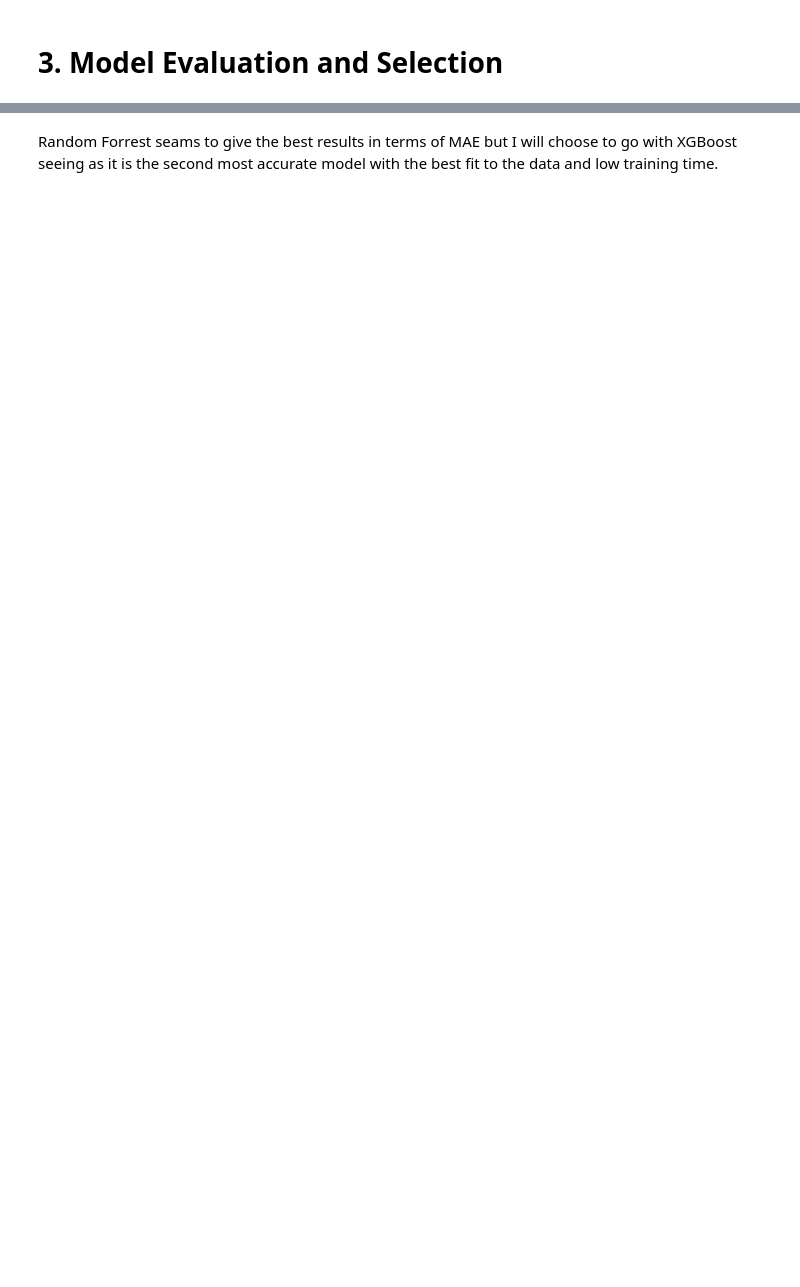
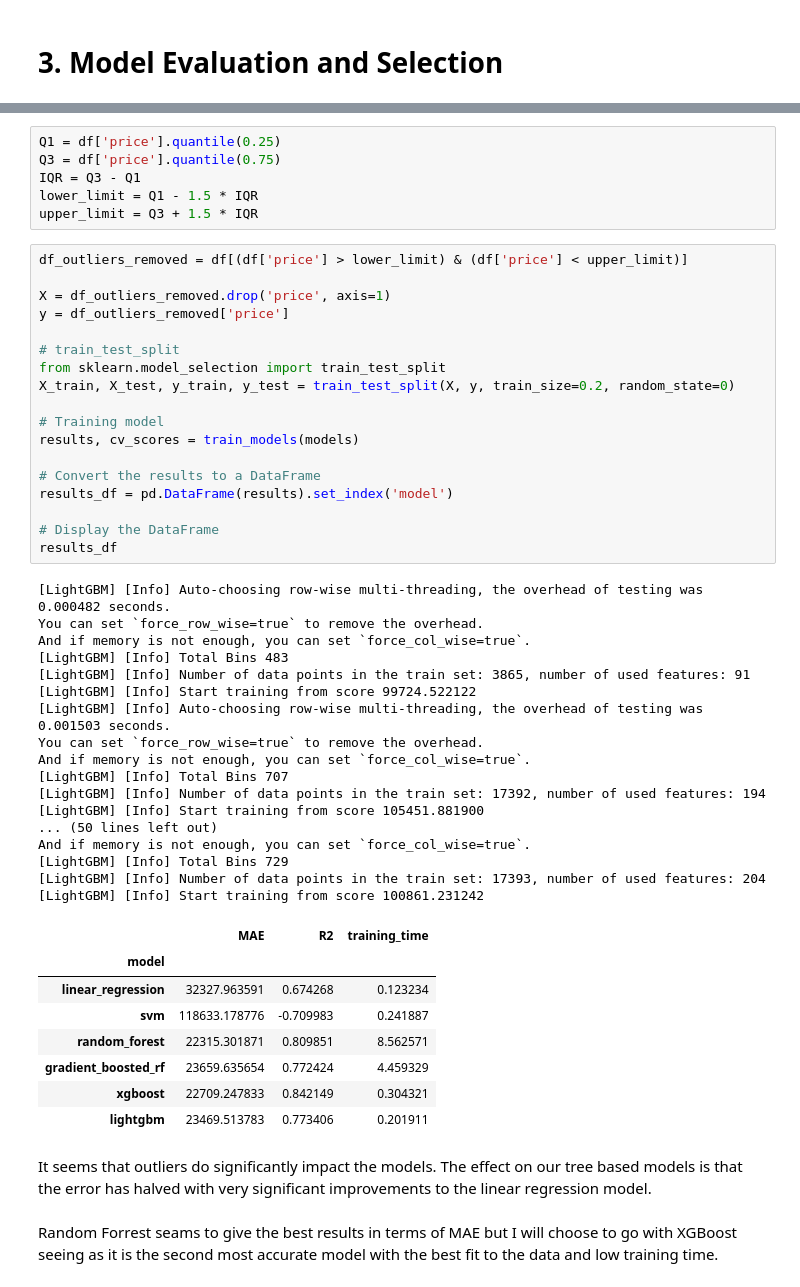
Before and after one commit to Shaheerairaj/car-value-estimator-team, a Jupyter notebook: Model Building/modelling_shaheer.ipynb, the cells around one changed output, grey strips where cells are left out. Saved outputs shown, nothing was run; the diff lists cells and outputs as text; blank space fills up the shorter version.

```diff
--- a/Model Building/modelling_shaheer.ipynb
+++ b/Model Building/modelling_shaheer.ipynb
@@ -237,2 +231,54 @@ results_df
+# %%
+Q1 = df['price'].quantile(0.25)
+Q3 = df['price'].quantile(0.75)
+IQR = Q3 - Q1
+lower_limit = Q1 - 1.5 * IQR
+upper_limit = Q3 + 1.5 * IQR
+# %%
+df_outliers_removed = df[(df['price'] > lower_limit) & (df['price'] < upper_limit)]
+
+X = df_outliers_removed.drop('price', axis=1)
+y = df_outliers_removed['price']
+
+# train_test_split
+from sklearn.model_selection import train_test_split
+X_train, X_test, y_train, y_test = train_test_split(X, y, train_size=0.2, random_state=0)
+
+# Training model
+results, cv_scores = train_models(models)
+
+# Convert the results to a DataFrame
+results_df = pd.DataFrame(results).set_index('model')
+
+# Display the DataFrame
+results_df
+# %% [output]
+[LightGBM] [Info] Auto-choosing row-wise multi-threading, the overhead of testing was 0.000482 seconds.
+You can set `force_row_wise=true` to remove the overhead.
+And if memory is not enough, you can set `force_col_wise=true`.
+[LightGBM] [Info] Total Bins 483
+[LightGBM] [Info] Number of data points in the train set: 3865, number of used features: 91
+[LightGBM] [Info] Start training from score 99724.522122
+[LightGBM] [Info] Auto-choosing row-wise multi-threading, the overhead of testing was 0.001503 seconds.
+You can set `force_row_wise=true` to remove the overhead.
+And if memory is not enough, you can set `force_col_wise=true`.
+[LightGBM] [Info] Total Bins 707
+[LightGBM] [Info] Number of data points in the train set: 17392, number of used features: 194
+[LightGBM] [Info] Start training from score 105451.881900
+... (50 lines left out)
+And if memory is not enough, you can set `force_col_wise=true`.
+[LightGBM] [Info] Total Bins 729
+[LightGBM] [Info] Number of data points in the train set: 17393, number of used features: 204
+[LightGBM] [Info] Start training from score 100861.231242
+|  | MAE | R2 | training_time |
+| model |  |  |  |
+| linear_regression | 32327.963591 | 0.674268 | 0.123234 |
+| svm | 118633.178776 | -0.709983 | 0.241887 |
+| random_forest | 22315.301871 | 0.809851 | 8.562571 |
+| gradient_boosted_rf | 23659.635654 | 0.772424 | 4.459329 |
+| xgboost | 22709.247833 | 0.842149 | 0.304321 |
+| lightgbm | 23469.513783 | 0.773406 | 0.201911 |
+# %% [markdown]
+It seems that outliers do significantly impact the models. The effect on our tree based models is that the error has halved with very significant improvements to the linear regression model.
 # %% [markdown]
 Random Forrest seams to give the best results in terms of MAE but I will choose to go with XGBoost seeing as it is the second most accurate model with the best fit to the data and low training time.
```
Also changed, not shown: parts of 10 cells of this notebook.
